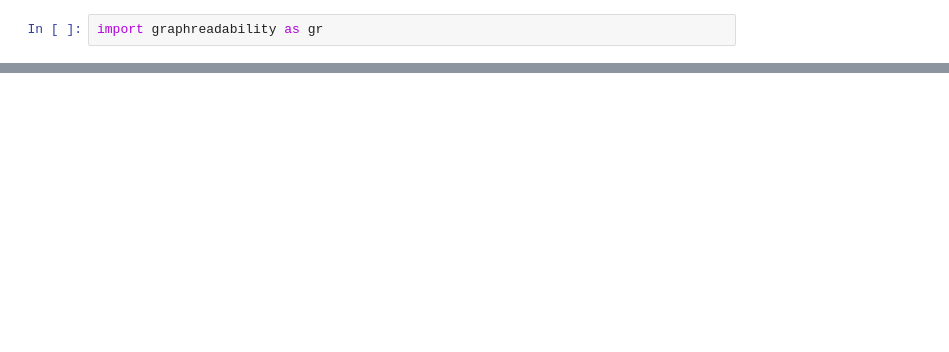
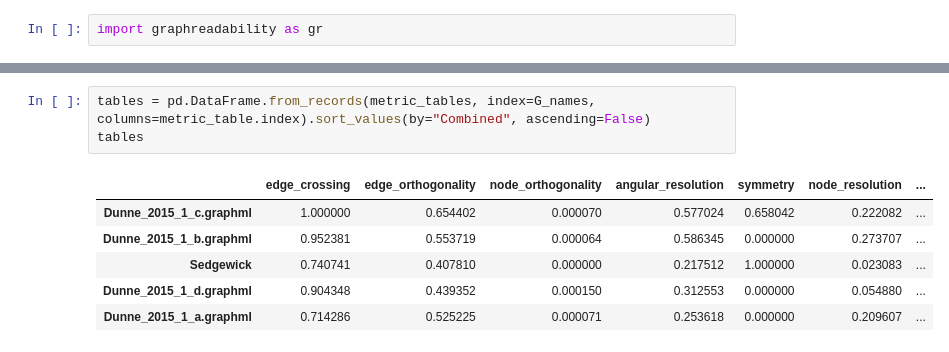
Before and after one commit to PhilipMathieu/graphreadability, a Jupyter notebook: notebooks/tests.ipynb, the cells around one changed output, grey strips where cells are left out. Cells and saved outputs as stored; diff of their text form; blank space fills up the shorter version.

```diff
--- a/notebooks/tests.ipynb
+++ b/notebooks/tests.ipynb
@@ -35,0 +155,10 @@ angular_resolution: {'func': <function angular_resolution at 0x...>, 'value': 0.
+# %%
+tables = pd.DataFrame.from_records(metric_tables, index=G_names, columns=metric_table.index).sort_values(by="Combined", ascending=False)
+tables
+# %% [output]
+|  | edge_crossing | edge_orthogonality | node_orthogonality | angular_resolution | symmetry | node_resolution | ... |
+| Dunne_2015_1_c.graphml | 1.000000 | 0.654402 | 0.000070 | 0.577024 | 0.658042 | 0.222082 | ... |
+| Dunne_2015_1_b.graphml | 0.952381 | 0.553719 | 0.000064 | 0.586345 | 0.000000 | 0.273707 | ... |
+| Sedgewick | 0.740741 | 0.407810 | 0.000000 | 0.217512 | 1.000000 | 0.023083 | ... |
+| Dunne_2015_1_d.graphml | 0.904348 | 0.439352 | 0.000150 | 0.312553 | 0.000000 | 0.054880 | ... |
+| Dunne_2015_1_a.graphml | 0.714286 | 0.525225 | 0.000071 | 0.253618 | 0.000000 | 0.209607 | ... |
```
Also changed, not shown: parts of 9 cells of this notebook, 6 other files.
